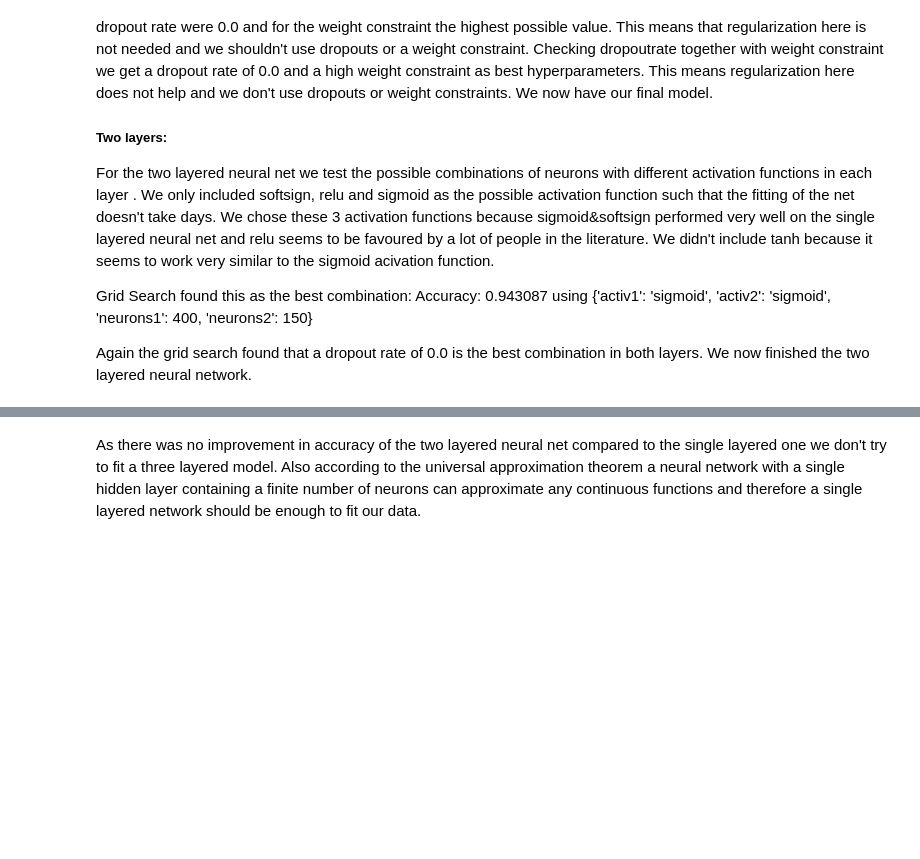
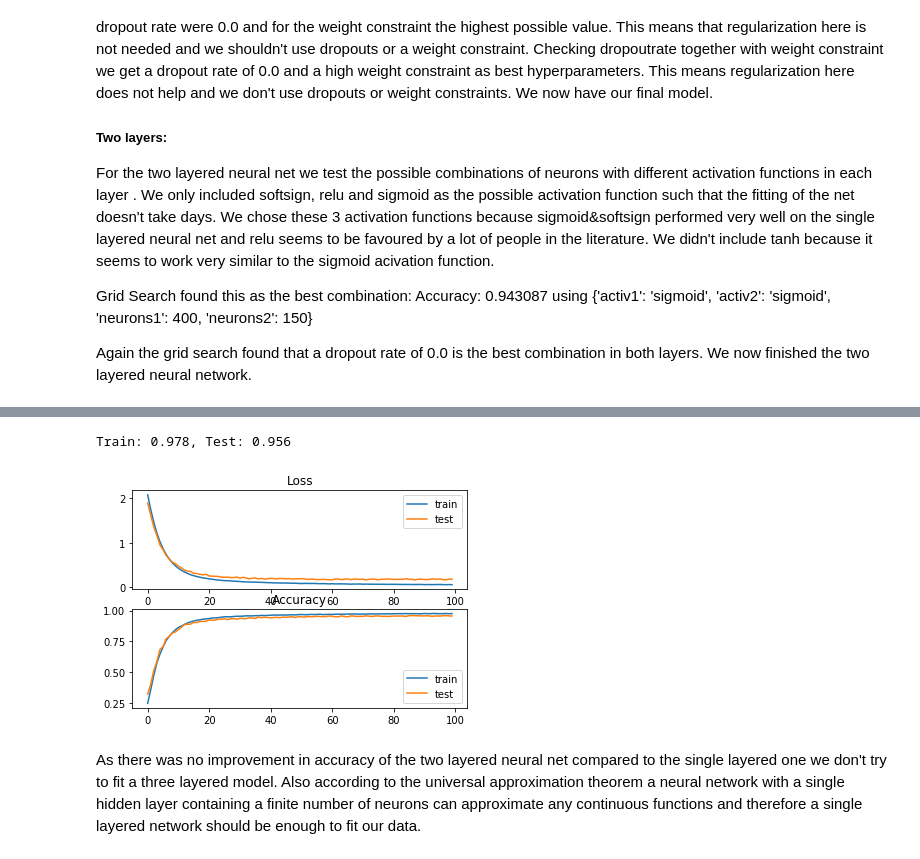
Before and after one commit to Mongobob/ML_Finance, a Jupyter notebook: Main.ipynb, the cells around one changed output, grey strips where cells are left out. Cells and saved outputs as stored; diff of their text form; code cells hidden in the pictures; blank space fills up the shorter version.

```diff
--- a/Main.ipynb
+++ b/Main.ipynb
@@ -590,30 +850,33 @@ print(datetime.datetime.now())
 # %%
 #Training the optimal Neural Network with 2 Layers on the whole Training Data
 model = Sequential()
-model.add(Dense(400, input_dim=34, activation='sigmoid'))
+model.add(Dense(400, input_dim=X_train_std.shape[1], activation='sigmoid'))
 model.add(Dense(150, activation='sigmoid'))
 model.add(Dense(17, activation='softmax'))
 # compile model
 model.compile(loss='sparse_categorical_crossentropy', optimizer='Nadam', metrics=['accuracy'])
 # fit model
-history = model.fit(X_train_std, Y_train, validation_data=(X_test_std, Y_test), epochs=200, batch_size=20, verbose=0)
+history = model.fit(X_train_std, Y_train, validation_data=(X_test_std, Y_test), epochs=100, batch_size=20, verbose=0)
 # evaluate the model
 _, train_acc = model.evaluate(X_train_std, Y_train, verbose=0)
 _, test_acc = model.evaluate(X_test_std, Y_test, verbose=0)
 print('Train: %.3f, Test: %.3f' % (train_acc, test_acc))
 # plot loss during training
 pyplot.subplot(211)
 pyplot.title('Loss')
 pyplot.plot(history.history['loss'], label='train')
 pyplot.plot(history.history['val_loss'], label='test')
 pyplot.legend()
 # plot accuracy during training
 pyplot.subplot(212)
 pyplot.title('Accuracy')
 pyplot.plot(history.history['accuracy'], label='train')
 pyplot.plot(history.history['val_accuracy'], label='test')
 pyplot.legend()
 pyplot.show()
+# %% [output]
+Train: 0.978, Test: 0.956
+[figure, added]
 # %% [markdown]
 As there was no improvement in accuracy of the two layered neural net compared to the single layered one we don't try to fit a three layered model. Also according to the universal approximation theorem a neural network with a single hidden layer containing a finite number of neurons can approximate any continuous functions and therefore a single layered network should be enough to fit our data.
 # %% [markdown]
```
Also changed, not shown: parts of 56 cells of this notebook, 1 other file.
